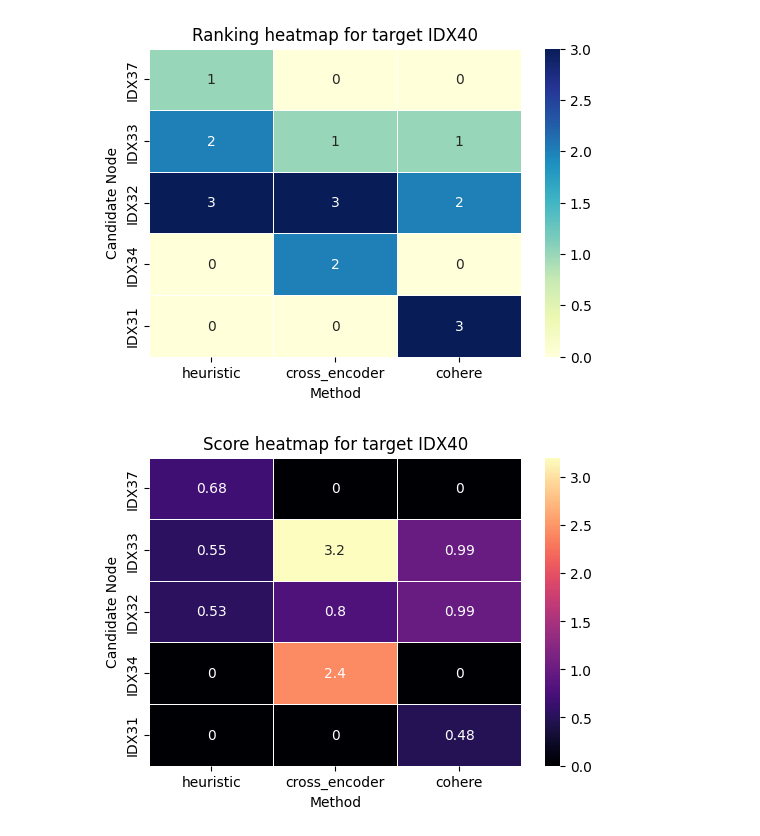
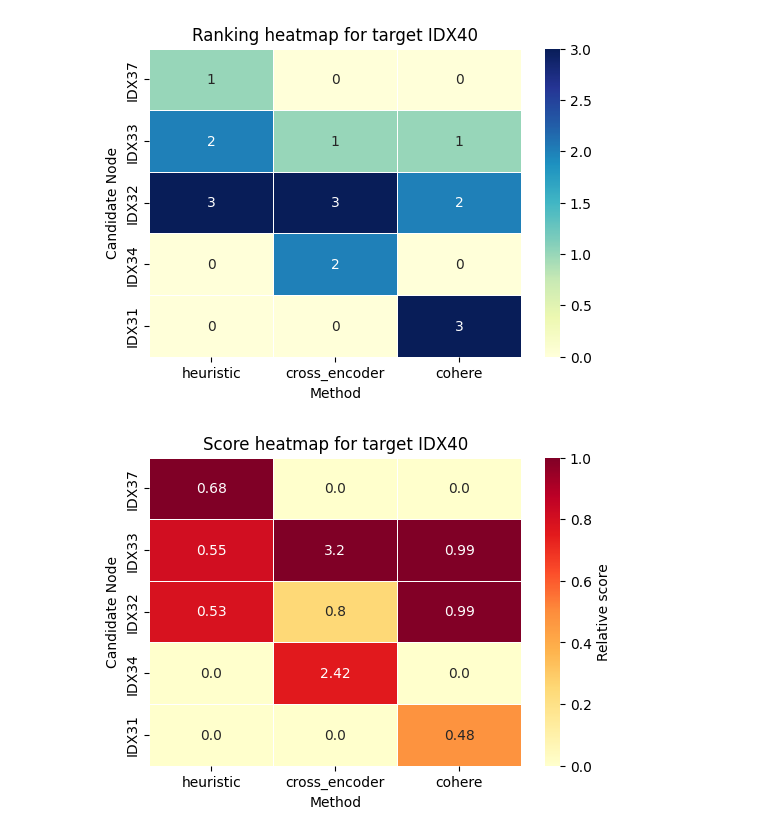
Before and after one commit to LuisSante/ContraVis, a Jupyter notebook: notebooks/rerank/rerank_draw.ipynb, the cells around one changed output. Drawn from its saved outputs; the diff is of its cells as text; code cells hidden in the pictures.

```diff
--- a/notebooks/rerank/rerank_draw.ipynb
+++ b/notebooks/rerank/rerank_draw.ipynb
@@ -78,34 +78,50 @@ heatmap_rankings(comparison)
 [figure]
 # %%
 def heatmap_scores(result):
-
     rows = {}
 
     for item in result["heuristic_top"]:
         cid = item["candidate_id"]
         rows.setdefault(cid, {})
         rows[cid]["heuristic"] = item["score"]
 
     for item in result["cross_encoder_top"]:
         cid = item["candidate_id"]
         rows.setdefault(cid, {})
         rows[cid]["cross_encoder"] = item["score"]
 
     for item in result["cohere"]:
         cid = item["candidate_id"]
         rows.setdefault(cid, {})
         rows[cid]["cohere"] = item["score"]
 
     df = pd.DataFrame(rows).T
     df = df.fillna(0)
 
-    plt.figure(figsize=(6,4))
-    sns.heatmap(df, annot=True, cmap="magma", linewidths=0.5)
+    # normalization for better color contrast
+    df_color = df.copy()
+    for col in df.columns:
+        col_min = df[col].min()
+        col_max = df[col].max()
+        if col_max > col_min:
+            df_color[col] = (df[col] - col_min) / (col_max - col_min)
+        else:
+            df_color[col] = 0
+
+    plt.figure(figsize=(6, 4))
+    sns.heatmap(
+        df_color,
+        annot=df.round(2),   # show real values
+        fmt="",
+        cmap="YlOrRd",
+        linewidths=0.5,
+        cbar_kws={"label": "Relative score"}
+    )
     plt.title(f"Score heatmap for target {result['target_id']}")
     plt.xlabel("Method")
     plt.ylabel("Candidate Node")
     plt.show()
 
 heatmap_scores(comparison)
 # %% [output]
-[figure, old version]
+[figure, new version]
```
Also changed, not shown: 4 other files.
